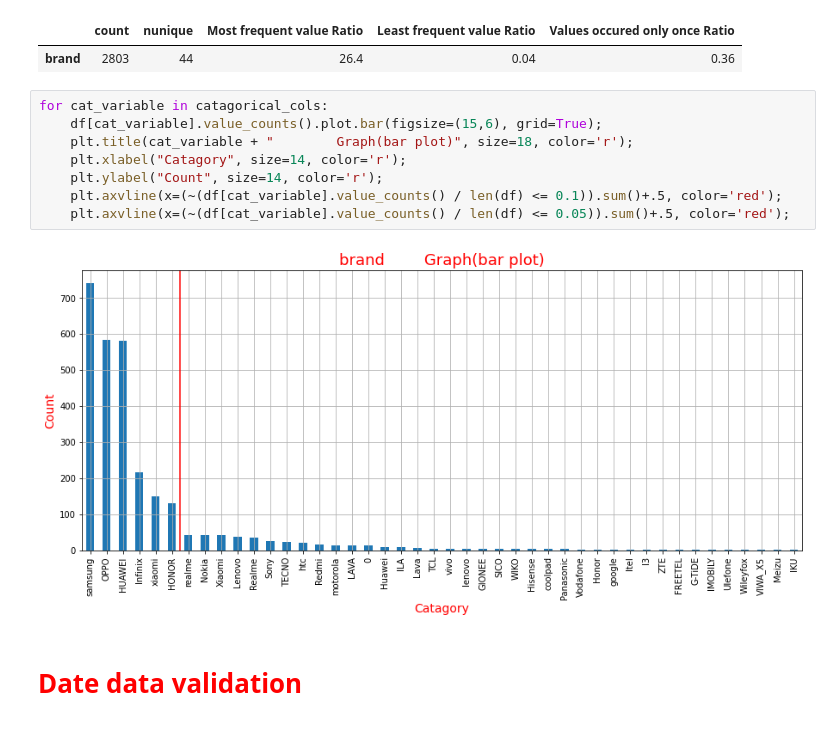
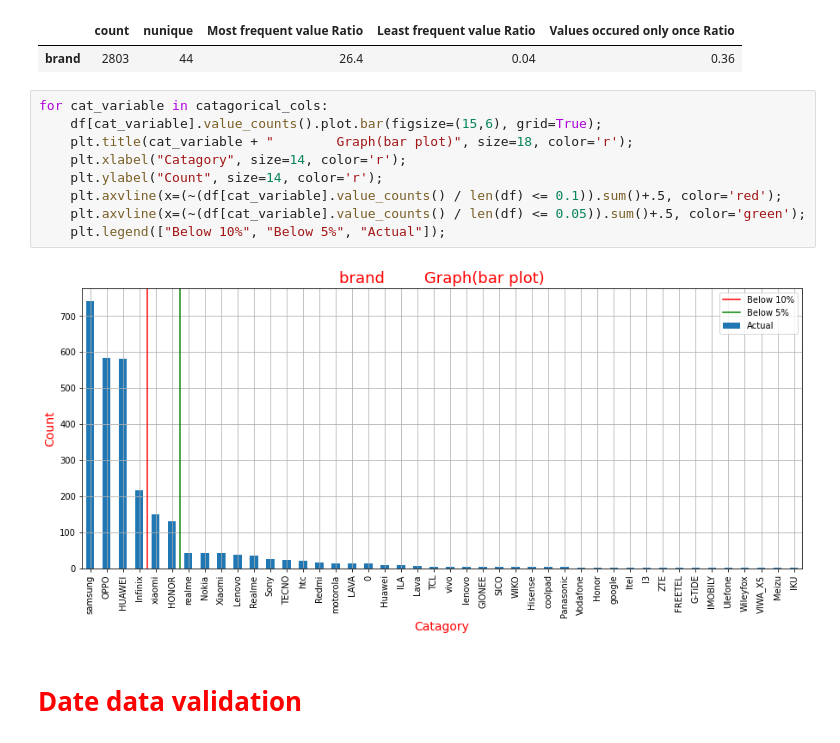
Before and after one commit to amirsaleem1990/Machine-learning, a Jupyter notebook: EDA-in-python/Untitled.ipynb, the cells around one changed output. Saved outputs shown, nothing was run; the diff lists cells and outputs as text.

```diff
--- a/EDA-in-python/Untitled.ipynb
+++ b/EDA-in-python/Untitled.ipynb
@@ -250,13 +250,14 @@ catagorical_summary
 # %%
 for cat_variable in catagorical_cols:
     df[cat_variable].value_counts().plot.bar(figsize=(15,6), grid=True);
     plt.title(cat_variable + "        Graph(bar plot)", size=18, color='r');
     plt.xlabel("Catagory", size=14, color='r');
     plt.ylabel("Count", size=14, color='r');
     plt.axvline(x=(~(df[cat_variable].value_counts() / len(df) <= 0.1)).sum()+.5, color='red');
-    plt.axvline(x=(~(df[cat_variable].value_counts() / len(df) <= 0.05)).sum()+.5, color='red');
+    plt.axvline(x=(~(df[cat_variable].value_counts() / len(df) <= 0.05)).sum()+.5, color='green');
+    plt.legend(["Below 10%", "Below 5%", "Actual"]);
 # %% [output]
-[figure, old version]
+[figure, new version]
 # %% [markdown]
 # <font color='red'>Date data validation<font>
 # %%
```
